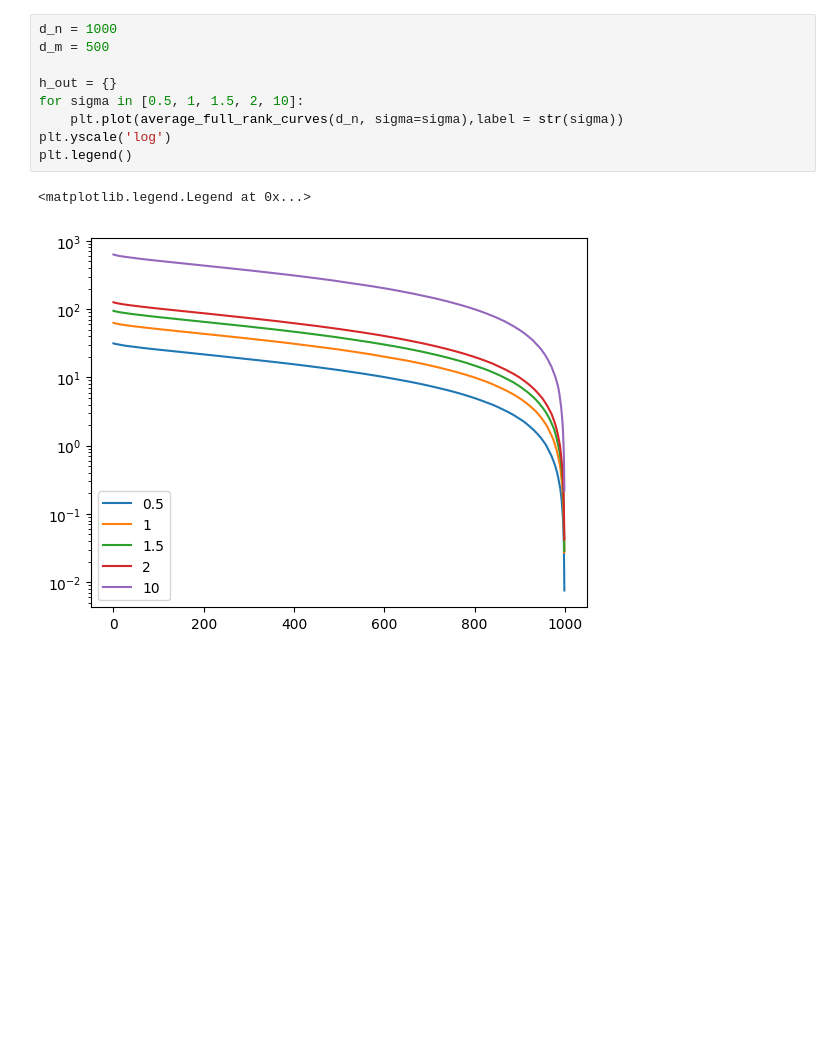
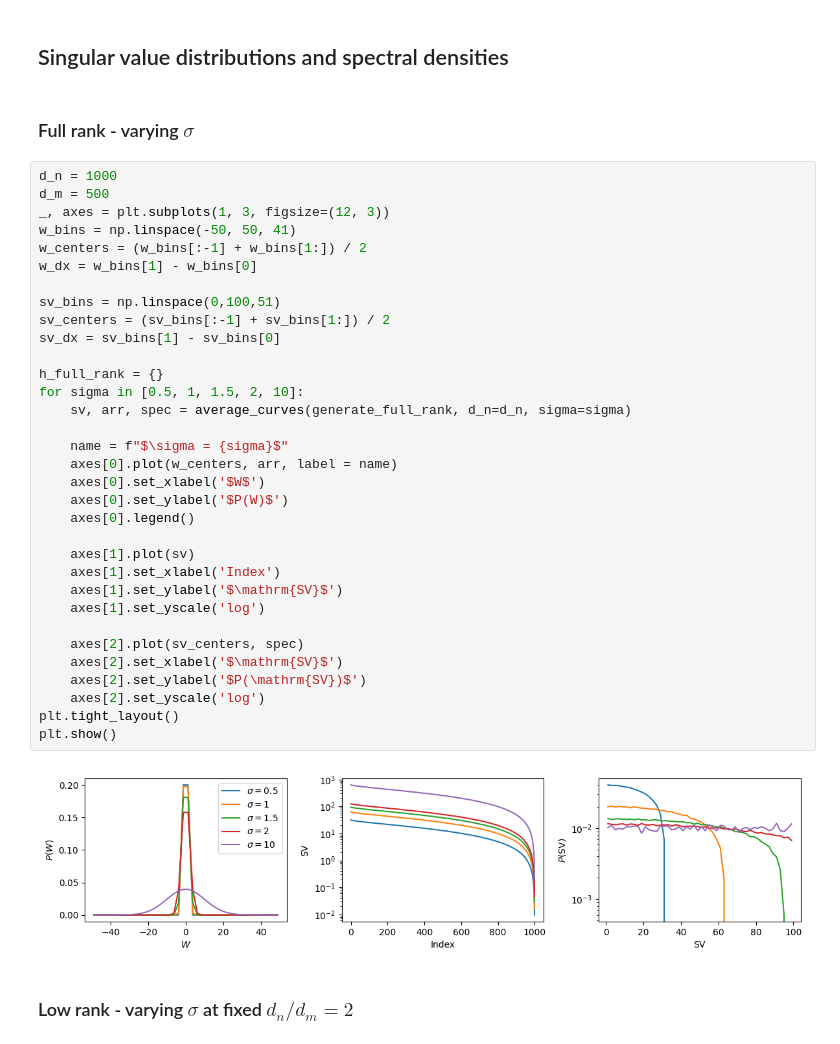
Before and after one commit to angerami/transformer-analysis, a Jupyter notebook: low_rank_SVD_systematics.ipynb, the cells around one changed output. Drawn from its saved outputs; the diff is of its cells as text; blank space fills up the shorter version.

```diff
--- a/low_rank_SVD_systematics.ipynb
+++ b/low_rank_SVD_systematics.ipynb
@@ -25,15 +69,44 @@ def average_full_rank_curves(d_n, mu=0, sigma=1, n_samp=10):
+# %% [markdown]
+## Singular value distributions and spectral densities
+# %% [markdown]
+### Full rank - varying $\sigma$
 # %%
 d_n = 1000
 d_m = 500
+_, axes = plt.subplots(1, 3, figsize=(12, 3))
+w_bins = np.linspace(-50, 50, 41)
+w_centers = (w_bins[:-1] + w_bins[1:]) / 2
+w_dx = w_bins[1] - w_bins[0]
 
-h_out = {}
+sv_bins = np.linspace(0,100,51)
+sv_centers = (sv_bins[:-1] + sv_bins[1:]) / 2
+sv_dx = sv_bins[1] - sv_bins[0]
+
+h_full_rank = {}
 for sigma in [0.5, 1, 1.5, 2, 10]:
-    plt.plot(average_full_rank_curves(d_n, sigma=sigma),label = str(sigma))
-plt.yscale('log')
-plt.legend()
+    sv, arr, spec = average_curves(generate_full_rank, d_n=d_n, sigma=sigma)
+
+    name = f"$\sigma = {sigma}$"
+    axes[0].plot(w_centers, arr, label = name)
+    axes[0].set_xlabel('$W$')
+    axes[0].set_ylabel('$P(W)$')
+    axes[0].legend()
+
+    axes[1].plot(sv)
+    axes[1].set_xlabel('Index')
+    axes[1].set_ylabel('$\mathrm{SV}$')
+    axes[1].set_yscale('log')
+
+    axes[2].plot(sv_centers, spec)
+    axes[2].set_xlabel('$\mathrm{SV}$')
+    axes[2].set_ylabel('$P(\mathrm{SV})$')
+    axes[2].set_yscale('log')
+plt.tight_layout()
+plt.show()
 # %% [output]
-<matplotlib.legend.Legend at 0x...>
-[figure, old version]
+[figure, new version]
+# %% [markdown]
+### Low rank - varying $\sigma$ at fixed $d_n / d_m = 2$
 # %%
 d_n = 1000
 d_m = 500
```
Also changed, not shown: parts of 20 cells of this notebook, 1 other file.
